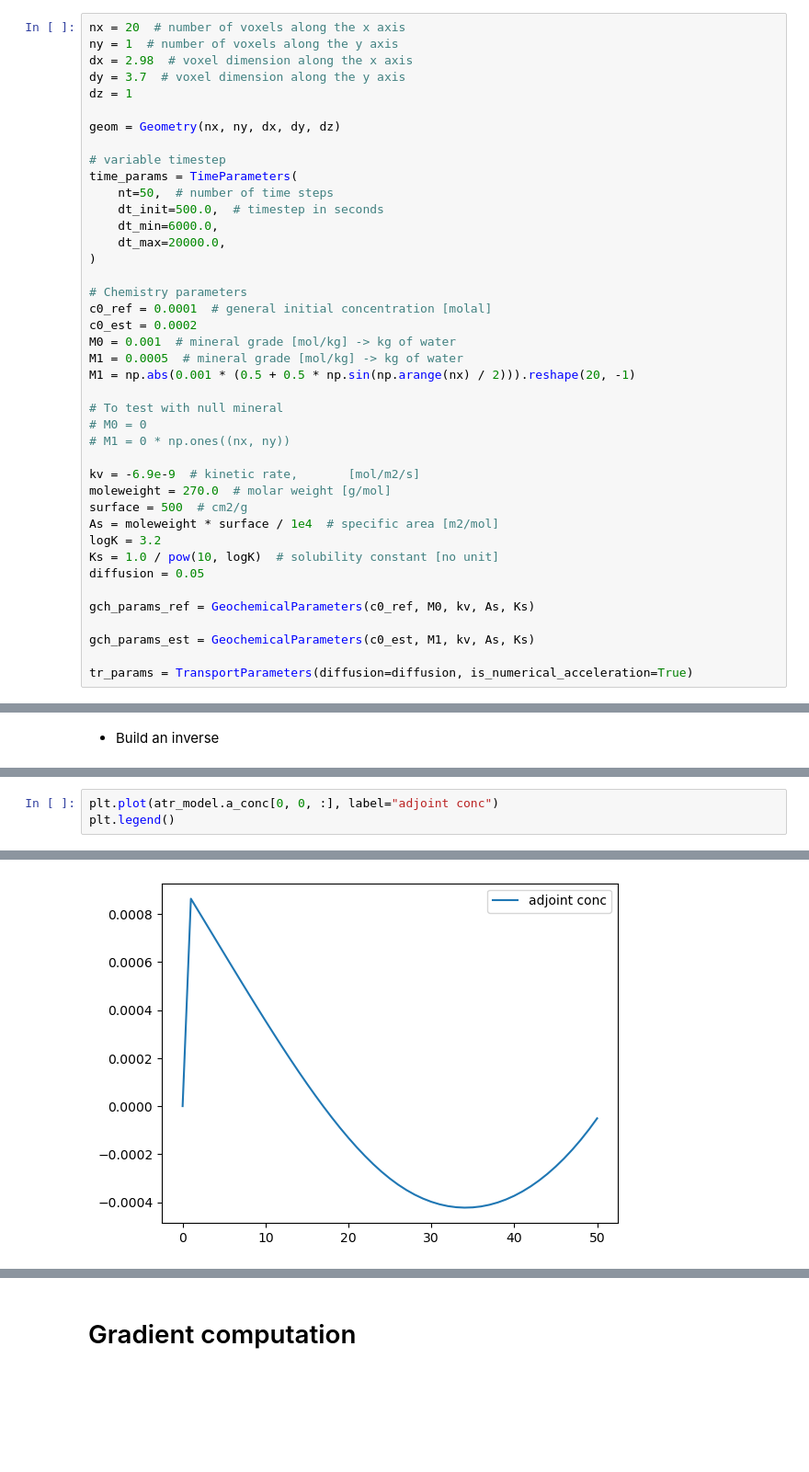
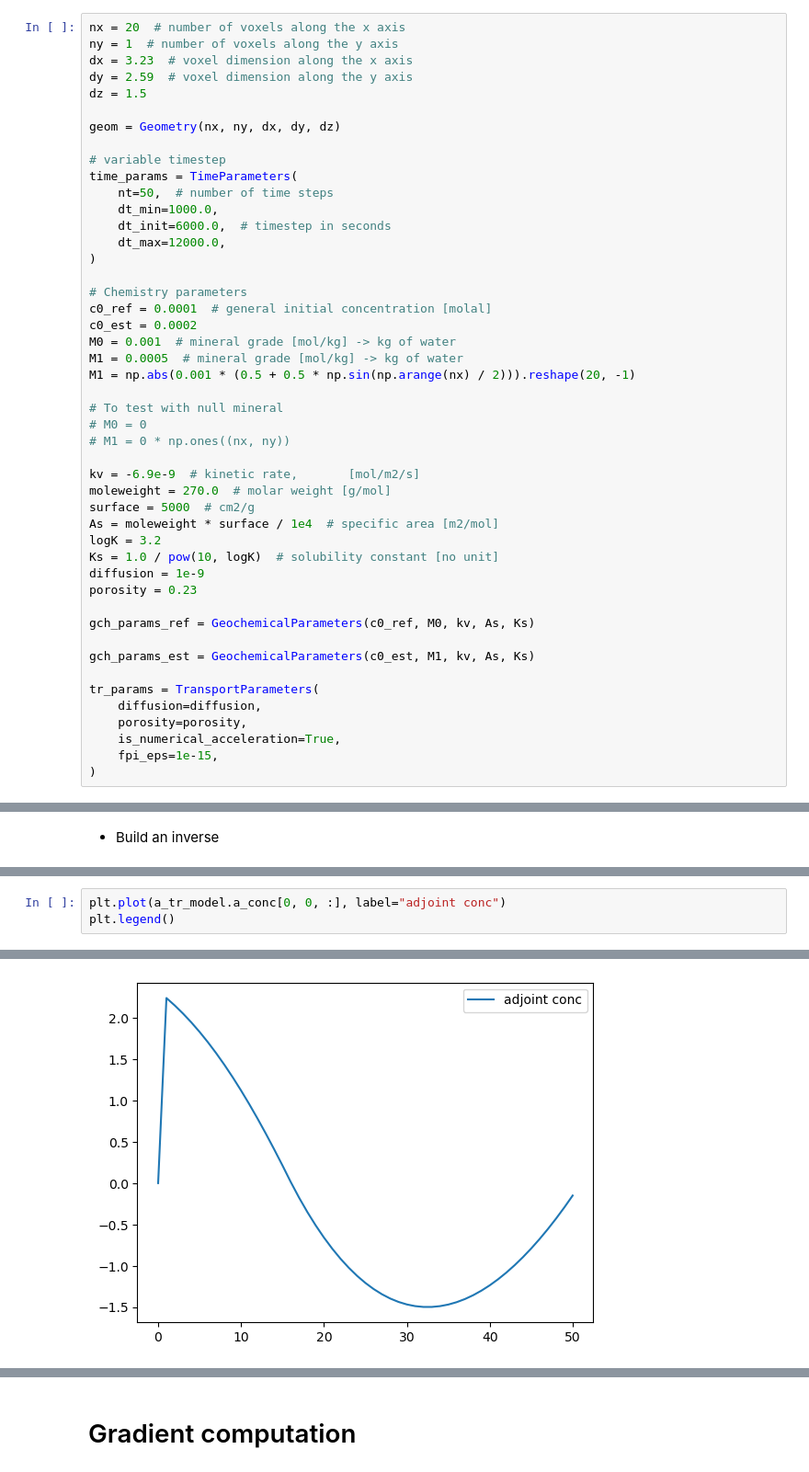
Before and after one commit to antoinecollet5/pyrtid, a Jupyter notebook: devs/chemistry_derivation_with_diffusion_2_eqs_v2_fpi.ipynb, the cells around one changed output, grey strips where cells are left out. Shown at 92% size. Cells and saved outputs as stored; diff of their text form; blank space fills up the shorter version.

Commit message:
TEST: notebook with diffusion

```diff
--- a/devs/chemistry_derivation_with_diffusion_2_eqs_v2_fpi.ipynb
+++ b/devs/chemistry_derivation_with_diffusion_2_eqs_v2_fpi.ipynb
@@ -152,18 +153,18 @@ NDArrayFloat = npt.NDArray[np.float_]
 # %%
 nx = 20  # number of voxels along the x axis
 ny = 1  # number of voxels along the y axis
-dx = 2.98  # voxel dimension along the x axis
-dy = 3.7  # voxel dimension along the y axis
-dz = 1
+dx = 3.23  # voxel dimension along the x axis
+dy = 2.59  # voxel dimension along the y axis
+dz = 1.5
 
 geom = Geometry(nx, ny, dx, dy, dz)
 
 # variable timestep
 time_params = TimeParameters(
     nt=50,  # number of time steps
-    dt_init=500.0,  # timestep in seconds
-    dt_min=6000.0,
-    dt_max=20000.0,
+    dt_min=1000.0,
+    dt_init=6000.0,  # timestep in seconds
+    dt_max=12000.0,
 )
 
 # Chemistry parameters
@@ -179,14 +180,20 @@ M1 = np.abs(0.001 * (0.5 + 0.5 * np.sin(np.arange(nx) / 2))).reshape(20, -1)
 
 kv = -6.9e-9  # kinetic rate,       [mol/m2/s]
 moleweight = 270.0  # molar weight [g/mol]
-surface = 500  # cm2/g
+surface = 5000  # cm2/g
 As = moleweight * surface / 1e4  # specific area [m2/mol]
 logK = 3.2
 Ks = 1.0 / pow(10, logK)  # solubility constant [no unit]
-diffusion = 0.05
+diffusion = 1e-9
+porosity = 0.23
 
 gch_params_ref = GeochemicalParameters(c0_ref, M0, kv, As, Ks)
 
 gch_params_est = GeochemicalParameters(c0_est, M1, kv, As, Ks)
 
-tr_params = TransportParameters(diffusion=diffusion, is_numerical_acceleration=True)
+tr_params = TransportParameters(
+    diffusion=diffusion,
+    porosity=porosity,
+    is_numerical_acceleration=True,
+    fpi_eps=1e-15,
+)
@@ -698,7 +1017,7 @@ has-converged ?: True
 # %%
-plt.plot(atr_model.a_conc[0, 0, :], label="adjoint conc")
+plt.plot(a_tr_model.a_conc[0, 0, :], label="adjoint conc")
 plt.legend()
 # %% [output]
 <matplotlib.legend.Legend at 0x...>
-[figure, old version]
+[figure, new version]
 # %%
```
Also changed, not shown: parts of 38 cells of this notebook, 2 other files.
